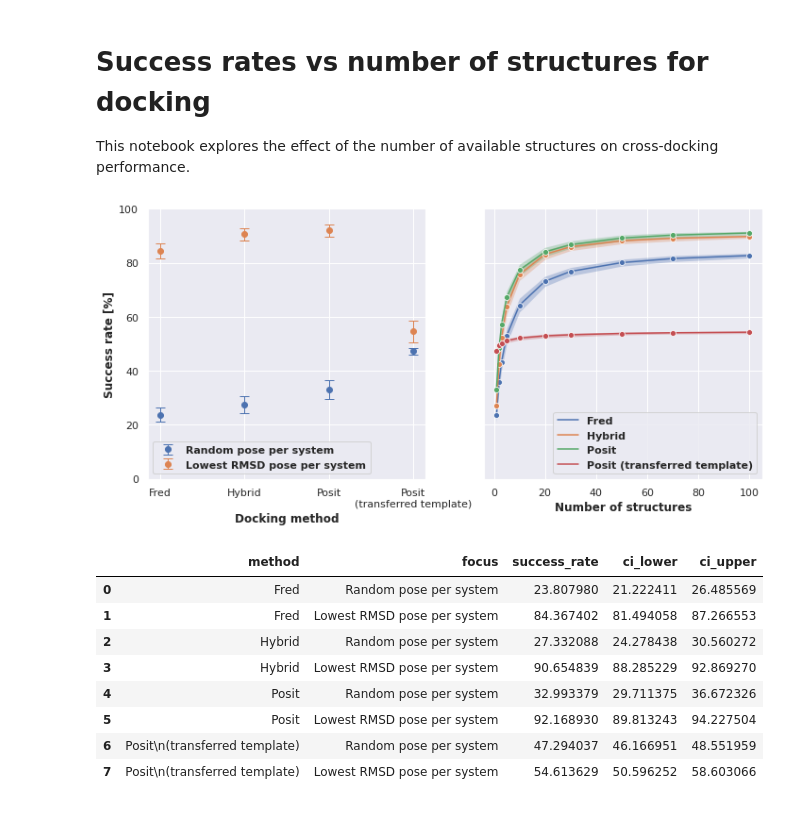
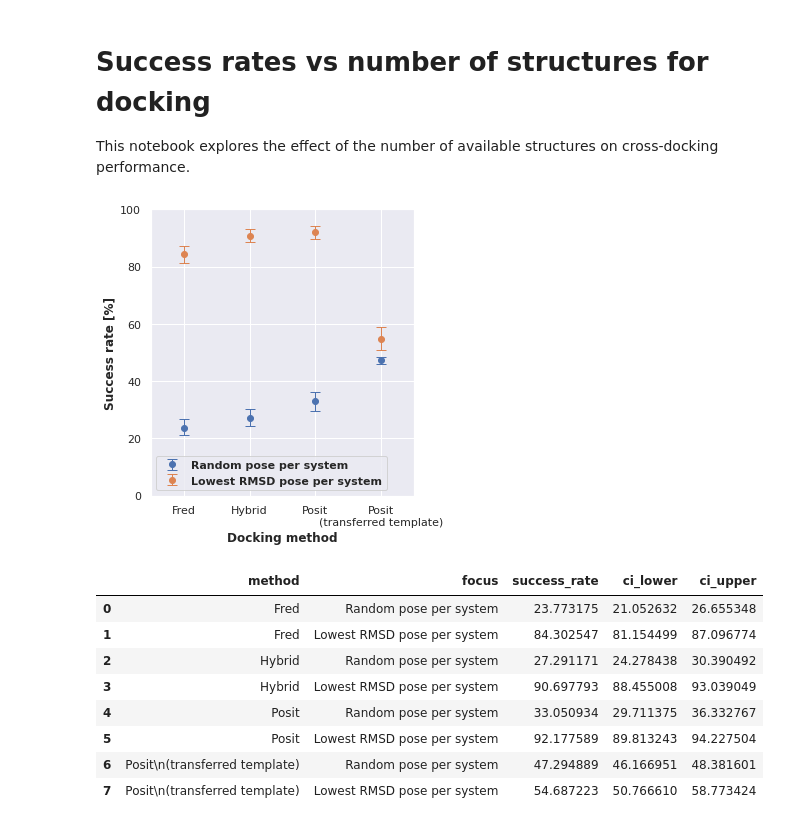
Before and after one commit to openkinome/kinase-docking-benchmark, a Jupyter notebook: notebooks/02_success_rate_vs_structure_numbers.ipynb, the cells around one changed output. Saved outputs shown, nothing was run; the diff lists cells and outputs as text; code cells hidden in the pictures.

Commit message:
separate transferred template docking

```diff
--- a/notebooks/02_success_rate_vs_structure_numbers.ipynb
+++ b/notebooks/02_success_rate_vs_structure_numbers.ipynb
@@ -23,7 +23,7 @@ posit_template_results = pd.read_csv("../data/posit_template_results.csv", index
 def plot_success_vs_structure_numbers(fred_results, hybrid_results, posit_results, posit_template_results, n_bootstrap=1000, ci=0.95, directory=OUT_DIR):
 
     # 2 subplots
-    fig, axes = plt.subplots(1, 2, sharey=True, figsize=(10, 5))
+    fig, axes = plt.subplots(1, 1, figsize=(5, 5))
 
     # select pose 1 for Fred and Hybrid, i.e. best pose according to docking score
     fred_results = fred_results[fred_results["pose"] == 1]
@@ -67,7 +67,7 @@ def plot_success_vs_structure_numbers(fred_results, hybrid_results, posit_result
 
     # first plot
     sampled_success_rates_all = sampled_success_rates[sampled_success_rates["focus"] == "Random pose per system"]
-    axes[0].errorbar(
+    axes.errorbar(
             x=sampled_success_rates_all["method"],
             y=sampled_success_rates_all["success_rate"],
             yerr=[
@@ -81,7 +81,7 @@ def plot_success_vs_structure_numbers(fred_results, hybrid_results, posit_result
             label="Random pose per system"
         )
     sampled_success_rates_best = sampled_success_rates[sampled_success_rates["focus"] == "Lowest RMSD pose per system"]
-    axes[0].errorbar(
+    axes.errorbar(
             x=sampled_success_rates_best["method"],
             y=sampled_success_rates_best["success_rate"],
             yerr=[
@@ -94,9 +94,11 @@ def plot_success_vs_structure_numbers(fred_results, hybrid_results, posit_result
             capthick=1,
             label="Lowest RMSD pose per system"
         )
-    axes[0].set_xlabel("Docking method", fontweight="bold")
-    axes[0].set_ylabel("Success rate [%]", fontweight="bold")
-    axes[0].legend(prop=dict(weight="bold"), fancybox=True)
+    axes.set_xlabel("Docking method", fontweight="bold")
+    axes.set_xticks(ticks=[-0.5, 0, 1, 2, 3, 3.5], labels=["", "Fred", "Hybrid", "Posit", "Posit\n(transferred template)", ""])
+    axes.set_ylabel("Success rate [%]", fontweight="bold")
+    axes.set_ylim([0, 100])
+    axes.legend(prop=dict(weight="bold"), fancybox=True)
 
     # success vs structure number
     # sample results
@@ -108,85 +110,48 @@ def plot_success_vs_structure_numbers(fred_results, hybrid_results, posit_result
         for structure_number in [1, 2, 3, 5, 10, 20, 30, 50, 70, 100]:
             sampled_success_rates_i = []
             for _ in range(n_bootstrap):
                 sampled_results = results.groupby("ligand_pdb_id").sample(structure_number, replace=True)
                 # sort by rmsd
                 sampled_results = sampled_results.sort_values("rmsd")
                 # pick the lowest RMSD pose per system
                 sampled_results = sampled_results.groupby(["ligand_pdb_id"]).head(1)
                 sampled_success_labels = [1 if x <= 2 else 0 for x in sampled_results["rmsd"]]
                 sampled_success_rates_i.append(
                     (sum(sampled_success_labels) / len(sampled_success_labels)) * 100
                 )
             sampled_success_rates_i = sorted(sampled_success_rates_i)
             mean = sum(sampled_success_rates_i) / len(sampled_success_rates_i)
             cutoff = (1 - ci) / 2
             lower_bound = sampled_success_rates_i[int(n_bootstrap * cutoff)]
             upper_bound = sampled_success_rates_i[int(n_bootstrap * (ci + cutoff))]
             sampled_success_rates_2.append([structure_number, method, mean, lower_bound, upper_bound])
     sampled_success_rates_2 = pd.DataFrame(
         sampled_success_rates_2,
         columns=["n_structures", "method", "success_rate", "ci_lower", "ci_upper"]
     )
-    # plot mean
-    sns.lineplot(data=sampled_success_rates_2, x="n_structures", y="success_rate", hue="method", marker="o", ci=None, ax=axes[1])
-    axes[1].set_ylim([0, 100])
-    axes[1].set_xlabel("Number of structures", fontweight="bold")
-    axes[1].legend(prop=dict(weight="bold"), fancybox=True)
-    # plot ci
-    axes[1].fill_between(
-        sampled_success_rates_2[sampled_success_rates_2["method"] == "Fred"]["n_structures"],
-        sampled_success_rates_2[sampled_success_rates_2["method"] == "Fred"]["ci_lower"],
-        sampled_success_rates_2[sampled_success_rates_2["method"] == "Fred"]["ci_upper"],
-        alpha=0.3,
-        color= axes[1].get_lines()[0].get_color(),
-        linewidth=0
-    )
-    axes[1].fill_between(
-        sampled_success_rates_2[sampled_success_rates_2["method"] == "Hybrid"]["n_structures"],
-        sampled_success_rates_2[sampled_success_rates_2["method"] == "Hybrid"]["ci_lower"],
-        sampled_success_rates_2[sampled_success_rates_2["method"] == "Hybrid"]["ci_upper"],
-        alpha=0.3,
-        color= axes[1].get_lines()[1].get_color(),
-        linewidth=0
-    )
-    axes[1].fill_between(
-        sampled_success_rates_2[sampled_success_rates_2["method"] == "Posit"]["n_structures"],
-        sampled_success_rates_2[sampled_success_rates_2["method"] == "Posit"]["ci_lower"],
-        sampled_success_rates_2[sampled_success_rates_2["method"] == "Posit"]["ci_upper"],
-        alpha=0.3,
-        color= axes[1].get_lines()[2].get_color(),
-        linewidth=0
-    )
-    axes[1].fill_between(
-        sampled_success_rates_2[sampled_success_rates_2["method"] == "Posit (transferred template)"]["n_structures"],
-        sampled_success_rates_2[sampled_success_rates_2["method"] == "Posit (transferred template)"]["ci_lower"],
-        sampled_success_rates_2[sampled_success_rates_2["method"] == "Posit (transferred template)"]["ci_upper"],
-        alpha=0.3,
-        color= axes[1].get_lines()[3].get_color(),
-        linewidth=0
-    )
+
     plt.tight_layout()
-    plt.savefig(directory / "success_vs_structure_number.pdf", dpi=300)
+    plt.savefig(directory / "success_posit_template.pdf", dpi=300)
 
     return sampled_success_rates, sampled_success_rates_2
 
 sampled_success_rates, sampled_success_rates_2 = plot_success_vs_structure_numbers(
     fred_results, hybrid_results, posit_results, posit_template_results
 )
 # %% [output]
-[figure, old version]
+[figure, new version]
 # %%
 sampled_success_rates
 # %% [output]
 |  | method | focus | success_rate | ci_lower | ci_upper |
-| 0 | Fred | Random pose per system | 23.807980 | 21.222411 | 26.485569 |
-| 1 | Fred | Lowest RMSD pose per system | 84.367402 | 81.494058 | 87.266553 |
-| 2 | Hybrid | Random pose per system | 27.332088 | 24.278438 | 30.560272 |
-| 3 | Hybrid | Lowest RMSD pose per system | 90.654839 | 88.285229 | 92.869270 |
-| 4 | Posit | Random pose per system | 32.993379 | 29.711375 | 36.672326 |
-| 5 | Posit | Lowest RMSD pose per system | 92.168930 | 89.813243 | 94.227504 |
-| 6 | Posit\n(transferred template) | Random pose per system | 47.294037 | 46.166951 | 48.551959 |
-| 7 | Posit\n(transferred template) | Lowest RMSD pose per system | 54.613629 | 50.596252 | 58.603066 |
+| 0 | Fred | Random pose per system | 23.773175 | 21.052632 | 26.655348 |
+| 1 | Fred | Lowest RMSD pose per system | 84.302547 | 81.154499 | 87.096774 |
+| 2 | Hybrid | Random pose per system | 27.291171 | 24.278438 | 30.390492 |
+| 3 | Hybrid | Lowest RMSD pose per system | 90.697793 | 88.455008 | 93.039049 |
+| 4 | Posit | Random pose per system | 33.050934 | 29.711375 | 36.332767 |
+| 5 | Posit | Lowest RMSD pose per system | 92.177589 | 89.813243 | 94.227504 |
+| 6 | Posit\n(transferred template) | Random pose per system | 47.294889 | 46.166951 | 48.381601 |
+| 7 | Posit\n(transferred template) | Lowest RMSD pose per system | 54.687223 | 50.766610 | 58.773424 |
 # %%
 sampled_success_rates_2
 # %% [output]
```
Also changed, not shown: parts of 2 cells of this notebook, 2 other files.
